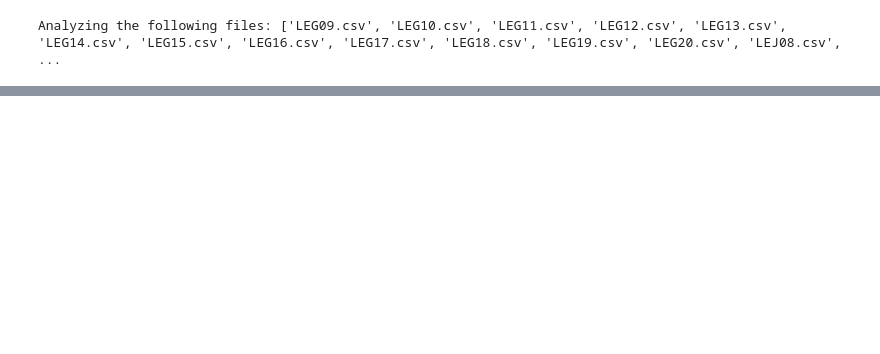
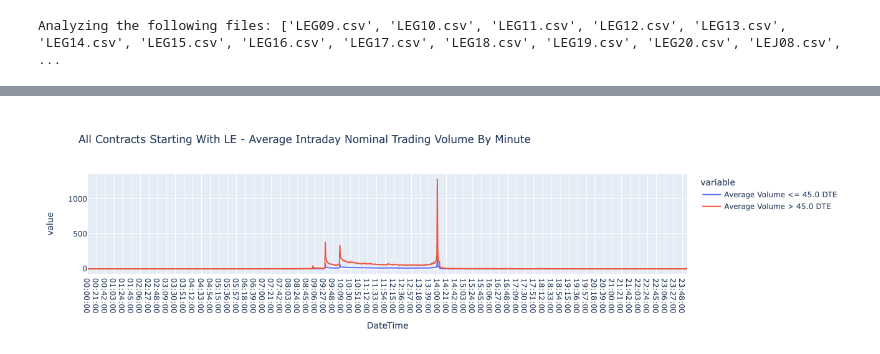
Before and after one commit to cooper437/commodities-research, a Jupyter notebook: notebooks/commodities_split_by_days_to_expiration.ipynb, the cells around one changed output, grey strips where cells are left out. Cells and saved outputs as stored; diff of their text form; code cells hidden in the pictures; blank space fills up the shorter version.

```diff
--- a/notebooks/commodities_split_by_days_to_expiration.ipynb
+++ b/notebooks/commodities_split_by_days_to_expiration.ipynb
@@ -83,9 +83,9 @@ def get_master_avg_daily_nominal_df(
     master_avg_daily_nominal_df = pd.concat([master_avg_daily_nominal_df, lte_dte_by_minute_df, gt_dte_by_minute_df], axis=1)
     return master_avg_daily_nominal_df
 # %%
-def clean_master_avg_daily_nominal_df(master_avg_daily_nominal_df: pd.DataFrame, split_date_cutoff: int) -> pd.DataFrame:
+def clean_master_avg_daily_nominal_df(master_avg_daily_nominal_df: pd.DataFrame, dte_volume_threshold: float) -> pd.DataFrame:
     '''Drop columns from the df we don't need'''
-    return master_avg_daily_nominal_df.drop([f"Total Volume Before {split_date_cutoff}",f"Total Volume After {split_date_cutoff}"], axis=1)
+    return master_avg_daily_nominal_df.drop([f"Total Volume <= {dte_volume_threshold} DTE",f"Total Volume > {dte_volume_threshold} DTE"], axis=1)
 # %%
 def clean_master_avg_daily_normalized_df(df_to_clean: pd.DataFrame, split_date_cutoff: int) -> pd.DataFrame:
     '''Drop columns from the df we don't need'''
@@ -247,6 +247,7 @@ master_avg_daily_normalized_df = pd.concat([df_intraday_normalized_before_groupe
 # %%
 # Create and display our figure for nominal intraday volume
 fig1 = master_avg_daily_nominal_df.plot(kind="line", title=f"All Contracts Starting With {CONTRACTS_PREFIX_MATCHER} - Average Intraday Nominal Trading Volume By Minute")
-fig2 = master_avg_daily_normalized_df.plot(kind="line", title=f"All Contracts Starting With {CONTRACTS_PREFIX_MATCHER} - Average Intraday Normalized Trading Volume By Minute")
+# fig2 = master_avg_daily_normalized_df.plot(kind="line", title=f"All Contracts Starting With {CONTRACTS_PREFIX_MATCHER} - Average Intraday Normalized Trading Volume By Minute")
 fig1.show()
-fig2.show()
+# fig2.show()
+# %% [output]
@@ -252,0 +255 @@ fig2.show()
+[figure, added]
```
Also changed, not shown: parts of 2 cells of this notebook.
